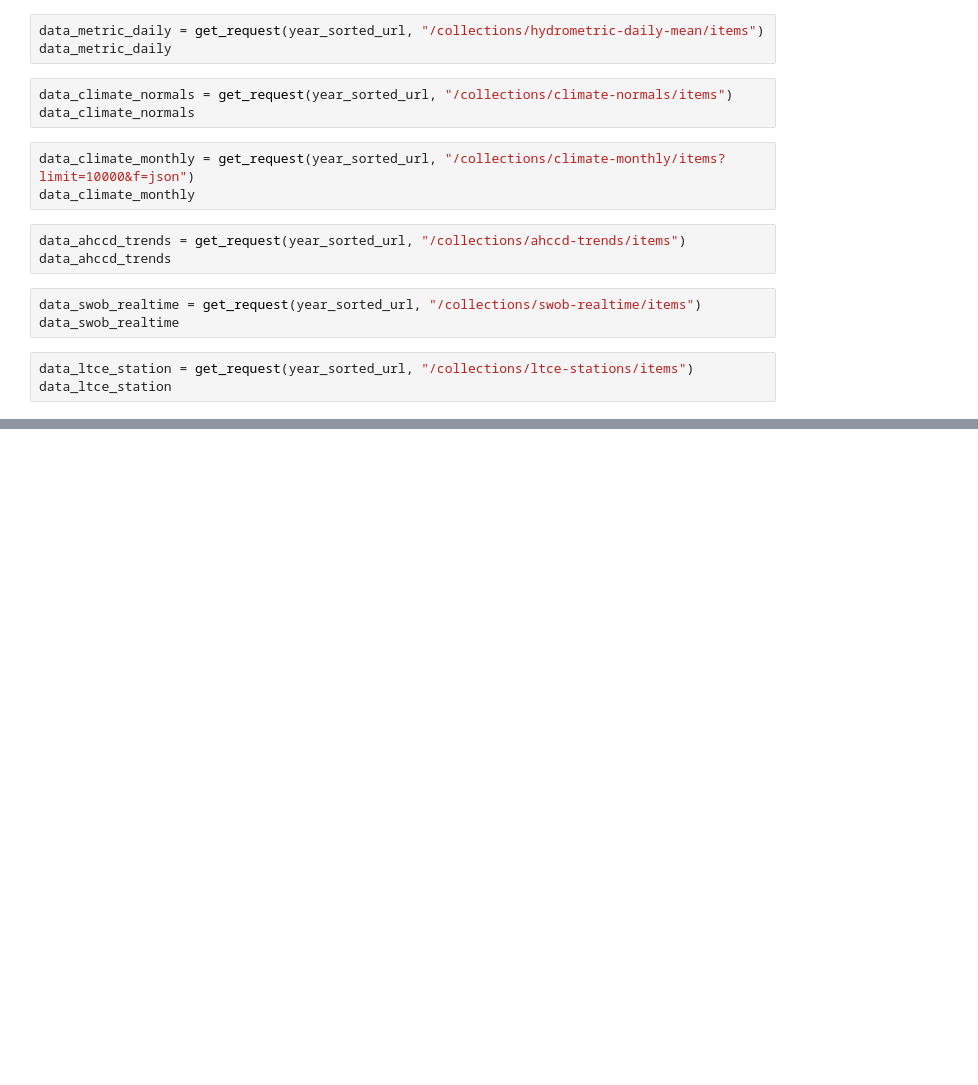
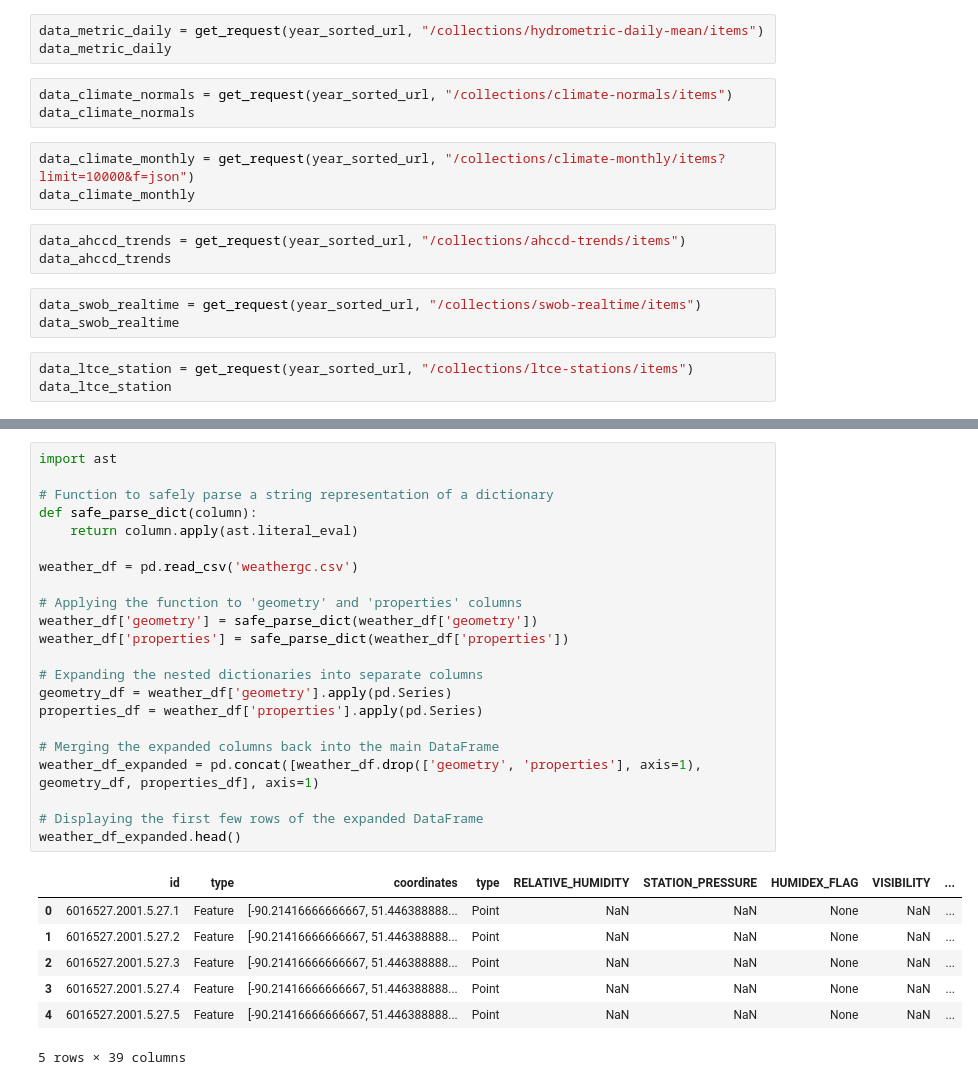
Before and after one commit to fadingNA/non-1b, a Jupyter notebook: api-weathergc.ipynb, the cells around one changed output, grey strips where cells are left out. Drawn from its saved outputs; the diff is of its cells as text; blank space fills up the shorter version.

```diff
--- a/api-weathergc.ipynb
+++ b/api-weathergc.ipynb
@@ -101,0 +125,30 @@ data_aqhi_forecast
+# %%
+import ast
+
+# Function to safely parse a string representation of a dictionary
+def safe_parse_dict(column):
+    return column.apply(ast.literal_eval)
+
+weather_df = pd.read_csv('weathergc.csv')
+
+# Applying the function to 'geometry' and 'properties' columns
+weather_df['geometry'] = safe_parse_dict(weather_df['geometry'])
+weather_df['properties'] = safe_parse_dict(weather_df['properties'])
+
+# Expanding the nested dictionaries into separate columns
+geometry_df = weather_df['geometry'].apply(pd.Series)
+properties_df = weather_df['properties'].apply(pd.Series)
+
+# Merging the expanded columns back into the main DataFrame
+weather_df_expanded = pd.concat([weather_df.drop(['geometry', 'properties'], axis=1), geometry_df, properties_df], axis=1)
+
+# Displaying the first few rows of the expanded DataFrame
+weather_df_expanded.head()
+# %% [output]
+|  | id | type | coordinates | type | RELATIVE_HUMIDITY | STATION_PRESSURE | HUMIDEX_FLAG | VISIBILITY | ... |
+| 0 | 6016527.2001.5.27.1 | Feature | [-90.21416666666667, 51.446388888... | Point | NaN | NaN | None | NaN | ... |
+| 1 | 6016527.2001.5.27.2 | Feature | [-90.21416666666667, 51.446388888... | Point | NaN | NaN | None | NaN | ... |
+| 2 | 6016527.2001.5.27.3 | Feature | [-90.21416666666667, 51.446388888... | Point | NaN | NaN | None | NaN | ... |
+| 3 | 6016527.2001.5.27.4 | Feature | [-90.21416666666667, 51.446388888... | Point | NaN | NaN | None | NaN | ... |
+| 4 | 6016527.2001.5.27.5 | Feature | [-90.21416666666667, 51.446388888... | Point | NaN | NaN | None | NaN | ... |
+5 rows × 39 columns
```
Also changed, not shown: parts of 3 cells of this notebook, 6 other files.
